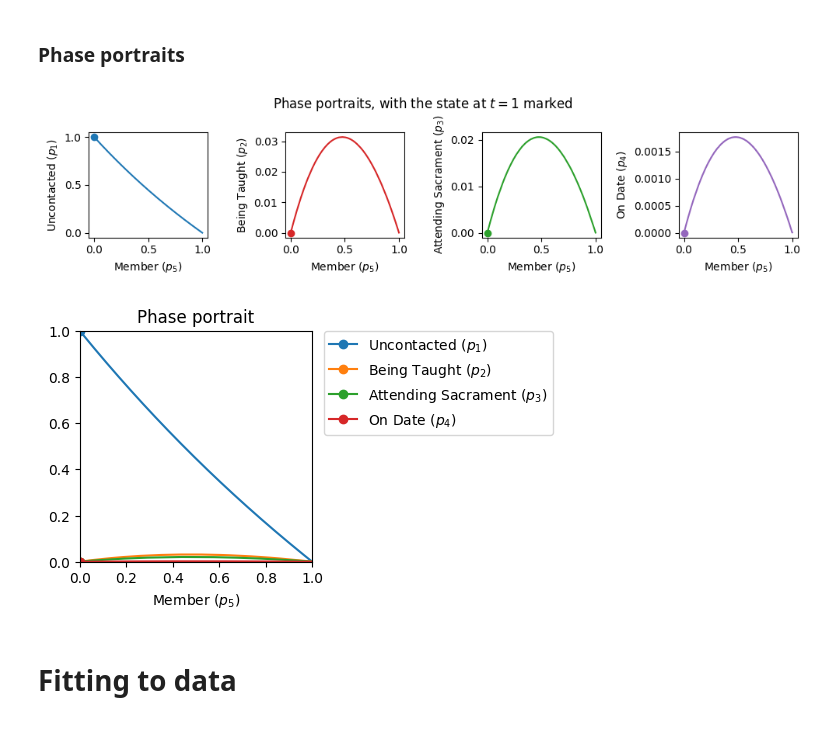
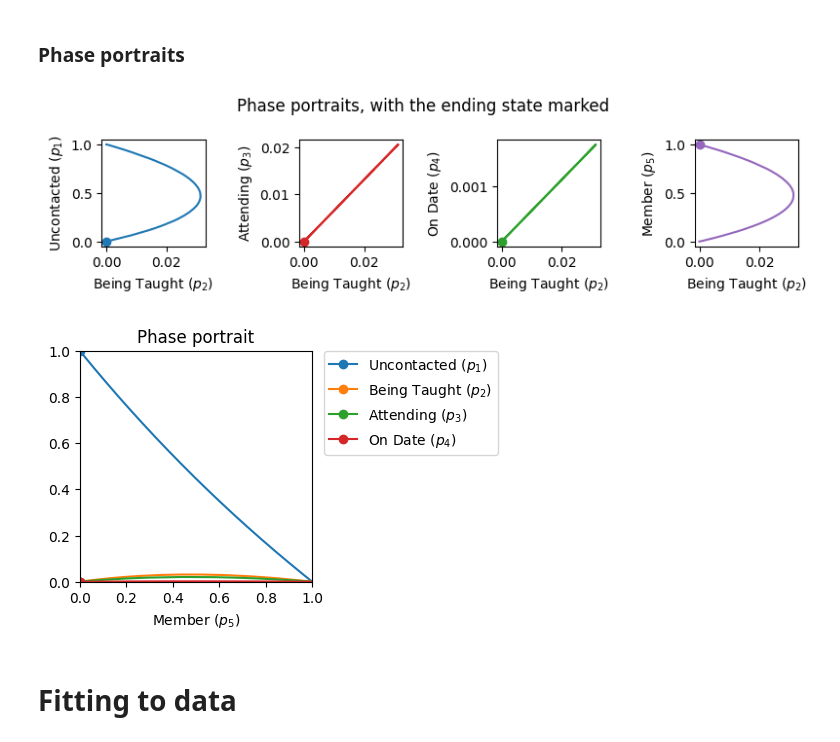
Before and after one commit to mward19/key-indicators-model, a Jupyter notebook: model.ipynb, the cells around one changed output. Saved outputs shown, nothing was run; the diff lists cells and outputs as text; code cells hidden in the pictures.

Commit message:
prepared plots for paper

```diff
--- a/model.ipynb
+++ b/model.ipynb
@@ -219,22 +219,26 @@ plot_solution(t_range, p_sol)
 # %% [markdown]
 ### Phase portraits
 # %%
-fig, axes = plt.subplots(1, 4, figsize=(10, 2.5))
+labels = ["Uncontacted ($p_1$)", "Being Taught ($p_2$)", "Attending ($p_3$)", "On Date ($p_4$)", "Member ($p_5$)"]
+fig, axes = plt.subplots(1, 4, figsize=(8, 2.2))
 # Change this to change which axis is on the bottom
-x_index = 4
+x_index = 1
 colors = ['tab:blue', 'tab:red', 'tab:green', 'tab:purple']
 for i, (ax, color) in enumerate(zip(axes, colors)):
     if i >= x_index:
         i += 1
-    ax.plot(p_sol[x_index], p_sol[i], 'o-', color=color, markevery=-1) # Mark the last point
+    # Plot the line without markers
+    ax.plot(p_sol[x_index], p_sol[i], '-', color=color)
+    # Explicitly mark the last point
+    ax.plot(p_sol[x_index][-1], p_sol[i][-1], 'o', color=color, label='Last point')
     ax.set_ylabel(labels[i])
     ax.set_xlabel(labels[x_index])
-fig.suptitle('Phase portraits, with the state at $t=1$ marked')
+fig.suptitle('Phase portraits, with the ending state marked')
 fig.tight_layout()
 plt.savefig('plots/long-term-phase.pdf')
 plt.show()
 # %% [output]
-[figure, old version]
+[figure, new version]
 # %%
 plt.figure(figsize=(3, 3))
 # Change this to change which axis is on the bottom
@@ -251,7 +255,7 @@ plt.ylim((0, 1))
 plt.legend(loc='upper left', bbox_to_anchor=(1.05, 1), borderaxespad=0.)
 plt.show()
 # %% [output]
-[figure, old version]
+[figure, new version]
 # %% [markdown]
 # Fitting to data
 # %% [markdown]
```
Also changed, not shown: parts of 3 cells of this notebook, 3 other files.
